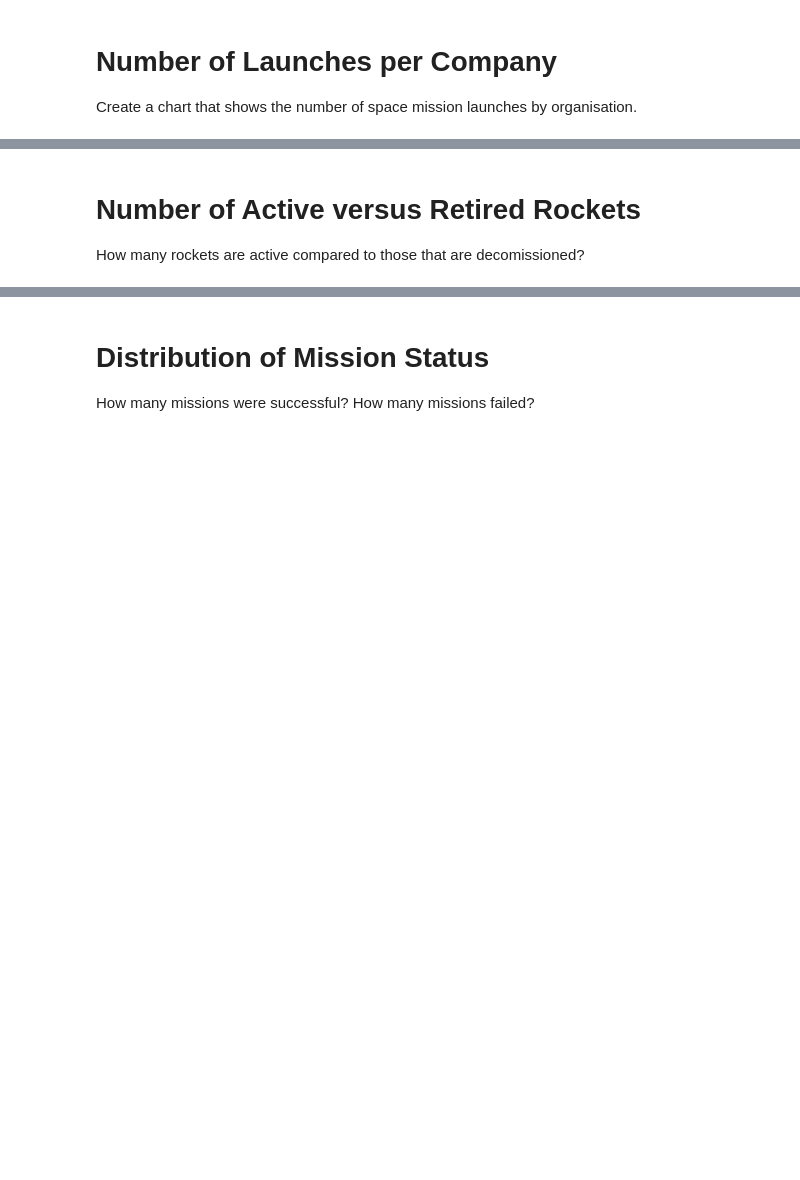
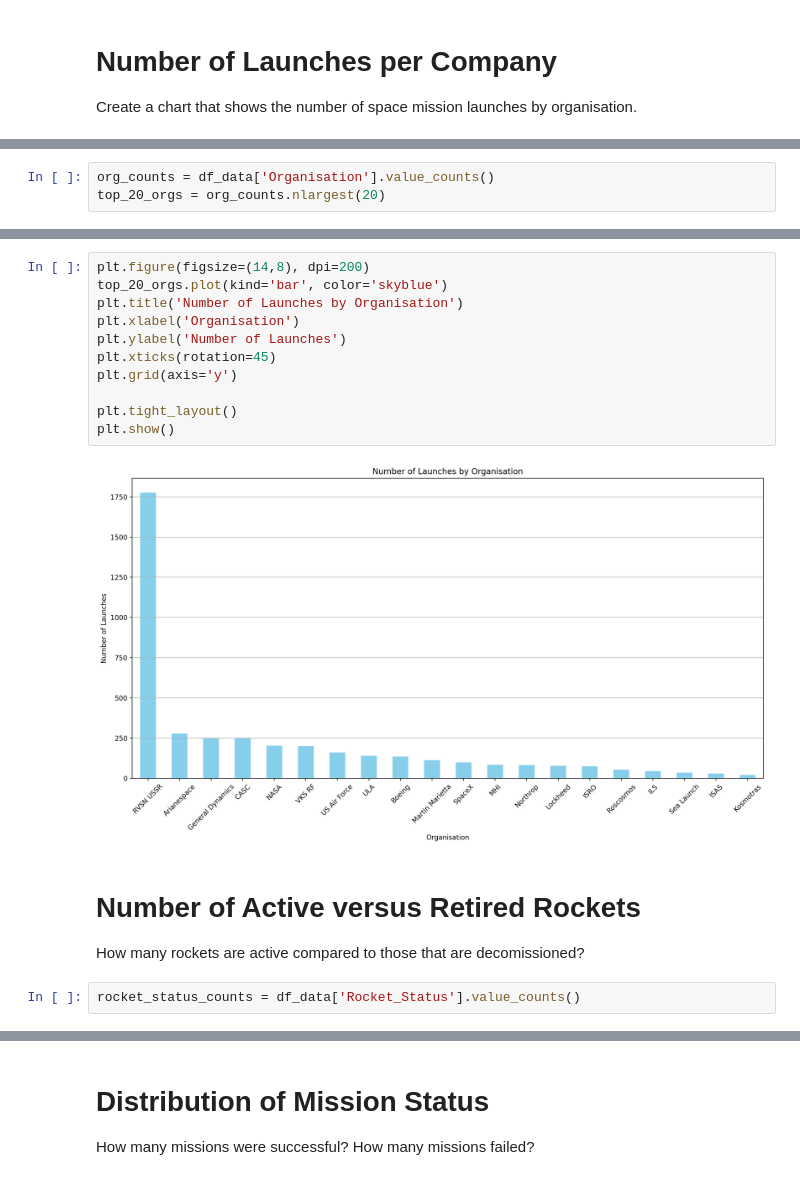
Before and after one commit to ckpinguin/learning_python, a Jupyter notebook: 99-space-race-data-analysis/Space_Missions_Analysis_(start).ipynb, the cells around one changed output, grey strips where cells are left out. Drawn from its saved outputs; the diff is of its cells as text; blank space fills up the shorter version.

Commit message:
first plots

```diff
--- a/99-space-race-data-analysis/Space_Missions_Analysis_(start).ipynb
+++ b/99-space-race-data-analysis/Space_Missions_Analysis_(start).ipynb
@@ -122,0 +104,3 @@ TypeError: Could not convert string 'SpaceXCASCSpaceXRoscosmosULACASCRoscosmosCA
+# %%
+org_counts = df_data['Organisation'].value_counts()
+top_20_orgs = org_counts.nlargest(20)
@@ -123,4 +125,19 @@ TypeError: Could not convert string 'SpaceXCASCSpaceXRoscosmosULACASCRoscosmosCA
+# %%
+plt.figure(figsize=(14,8), dpi=200)
+top_20_orgs.plot(kind='bar', color='skyblue')
+plt.title('Number of Launches by Organisation')
+plt.xlabel('Organisation')
+plt.ylabel('Number of Launches')
+plt.xticks(rotation=45)
+plt.grid(axis='y')
+
+plt.tight_layout()
+plt.show()
+# %% [output]
+[figure, added]
 # %% [markdown]
 # Number of Active versus Retired Rockets
 
 How many rockets are active compared to those that are decomissioned?
+# %%
+rocket_status_counts = df_data['Rocket_Status'].value_counts()
```
Also changed, not shown: parts of 4 cells of this notebook.
